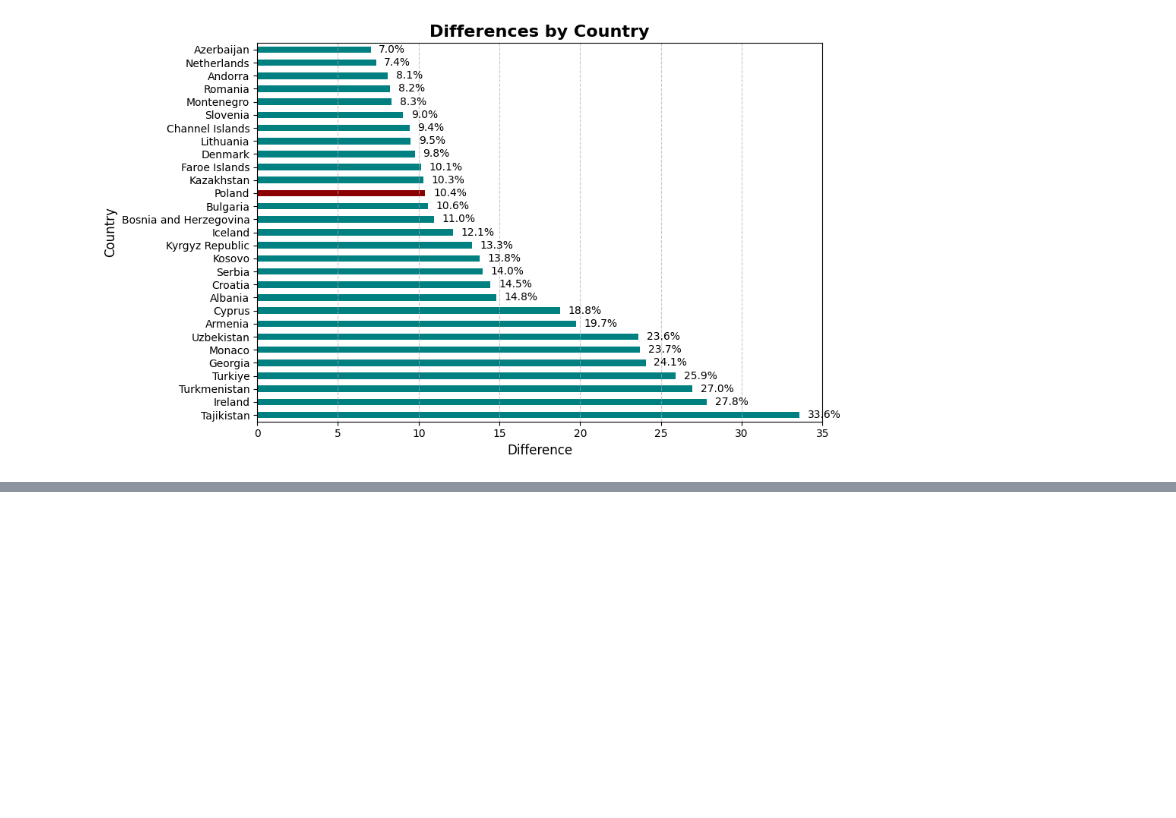
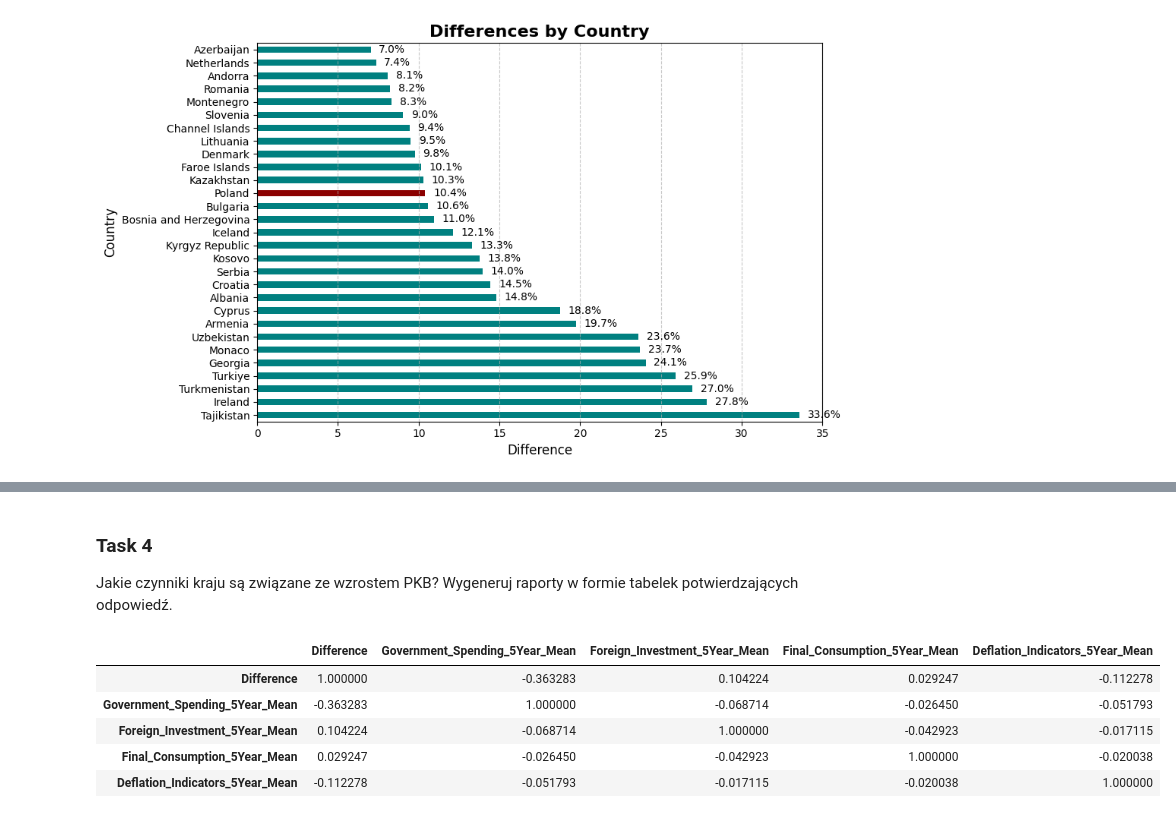
Before and after one commit to filip131311/JPDPD-Project, a Jupyter notebook: Project.ipynb, the cells around one changed output, grey strips where cells are left out. Cells and saved outputs as stored; diff of their text form; code cells hidden in the pictures; blank space fills up the shorter version.

```diff
--- a/Project.ipynb
+++ b/Project.ipynb
@@ -113,0 +205,14 @@ plt.show()
+# %% [markdown]
+### Task 4
+Jakie czynniki kraju są związane ze wzrostem PKB? Wygeneruj raporty w formie tabelek potwierdzających odpowiedź.
+# %%
+correlation_matrix = GDP5Years[["Difference", "Government_Spending_5Year_Mean", "Foreign_Investment_5Year_Mean", "Final_Consumption_5Year_Mean","Deflation_Indicators_5Year_Mean"]].corr();
+
+correlation_matrix
+# %% [output]
+|  | Difference | Government_Spending_5Year_Mean | Foreign_Investment_5Year_Mean | Final_Consumption_5Year_Mean | Deflation_Indicators_5Year_Mean |
+| Difference | 1.000000 | -0.363283 | 0.104224 | 0.029247 | -0.112278 |
+| Government_Spending_5Year_Mean | -0.363283 | 1.000000 | -0.068714 | -0.026450 | -0.051793 |
+| Foreign_Investment_5Year_Mean | 0.104224 | -0.068714 | 1.000000 | -0.042923 | -0.017115 |
+| Final_Consumption_5Year_Mean | 0.029247 | -0.026450 | -0.042923 | 1.000000 | -0.020038 |
+| Deflation_Indicators_5Year_Mean | -0.112278 | -0.051793 | -0.017115 | -0.020038 | 1.000000 |
```
Also changed, not shown: parts of 13 cells of this notebook, 4 other files.
